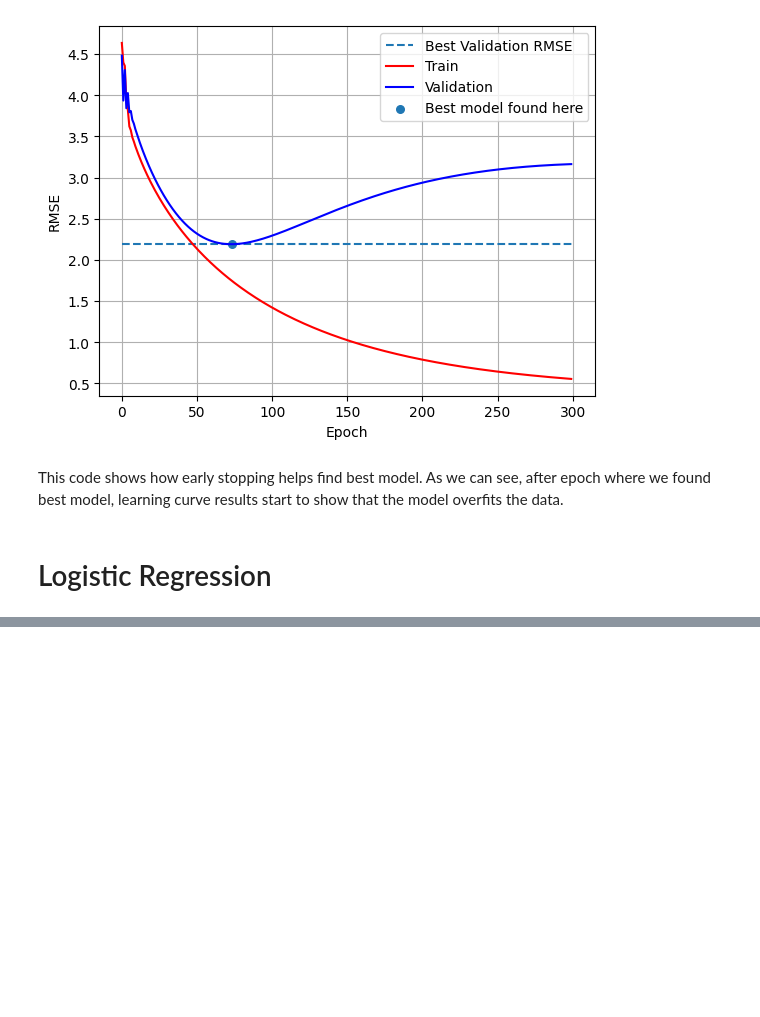
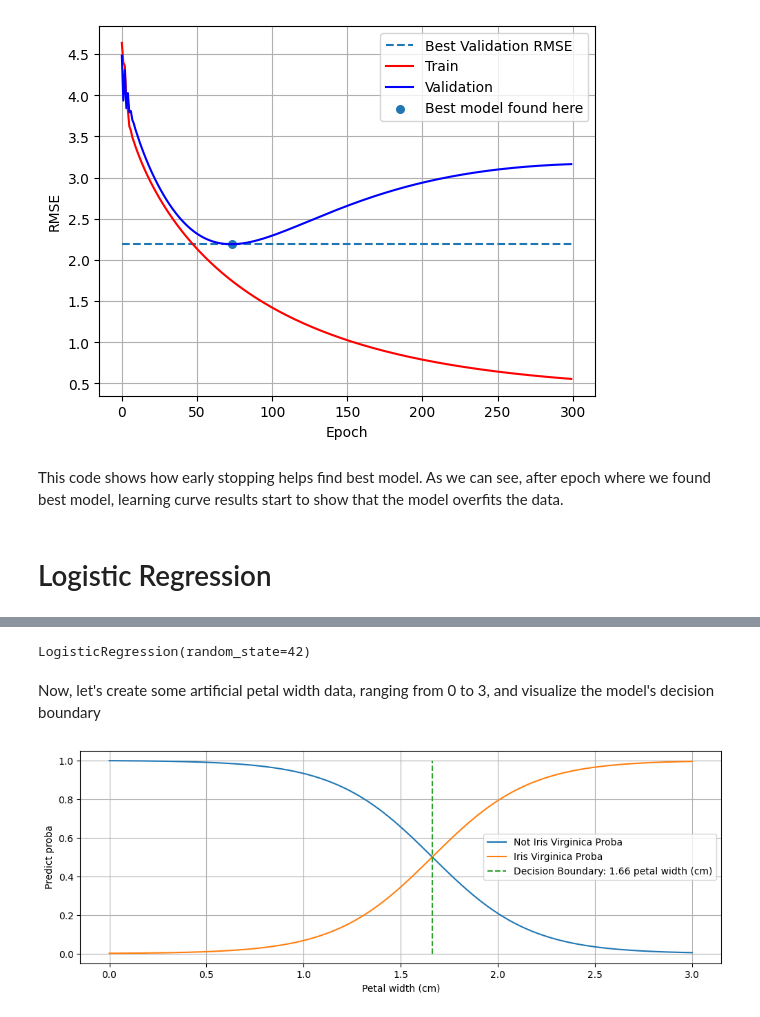
Before and after one commit to yeghor/Learning-Machine-Learning, a Jupyter notebook: jupyter_notes/3-Training-Linear-Models.ipynb, the cells around one changed output, grey strips where cells are left out. Drawn from its saved outputs; the diff is of its cells as text; code cells hidden in the pictures; blank space fills up the shorter version.

Commit message:
added: logistic regression decision boundary

```diff
--- a/jupyter_notes/3-Training-Linear-Models.ipynb
+++ b/jupyter_notes/3-Training-Linear-Models.ipynb
@@ -600,0 +606,11 @@ This code shows how early stopping helps find best model. As we can see, after e
+# %%
+iris = sk_datasets.load_iris(as_frame=True)
+
+print(f"List of features: {list(iris)}")
+print("Data column:")
+print(iris.data.head(3))
+
+print(f"\nTarget column")
+print(iris.target.head(3))
+
+print(f"\n Target names: {iris.target_names}")
@@ -600,0 +632,36 @@ This code shows how early stopping helps find best model. As we can see, after e
+# %%
+# These are the dataframes
+iris_data = iris.data
+iris_target = iris.target
+
+X = (iris_data["petal width (cm)"].values)[:, np.newaxis] # Numpy 1D array transformed to a column vector
+y = (iris.target_names[iris_target] == "virginica").astype("int")
+
+for train_idx, test_idx in StratifiedShuffleSplit(n_splits=1, test_size=0.2, train_size=0.8, random_state=42).split(X, y):
+    X_train, X_test = X[train_idx], X[test_idx]
+    y_train, y_test = y[train_idx], y[test_idx]
+
+log_reg = LogisticRegression(random_state=42) # Regularization strength is a C parameter
+log_reg.fit(X_train, y_train)
+# %% [output]
+LogisticRegression(random_state=42)
+# %% [markdown]
+Now, let's create some artificial petal width data, ranging from 0 to 3, and visualize the model's decision boundary
+# %%
+X_new = np.linspace(0, 3, 1000)[:, np.newaxis]
+y_proba = log_reg.predict_proba(X_new)
+decision_boundary = X_new[y_proba[:, 1] >= 0.5][0, 0]
+
+plt.figure(figsize=(12, 4))
+
+plt.plot(X_new, y_proba[:, 0], label="Not Iris Virginica Proba")
+plt.plot(X_new, y_proba[:, 1], label="Iris Virginica Proba")
+plt.plot([decision_boundary, decision_boundary], [0, 1], label=f"Decision Boundary: {decision_boundary.round(2)} petal width (cm)", linestyle="--")
+
+plt.grid(True)
+plt.xlabel("Petal width (cm)")
+plt.ylabel("Predict proba")
+plt.legend()
+plt.show()
+# %% [output]
+[figure, added]
```
Also changed, not shown: parts of 7 cells of this notebook.
